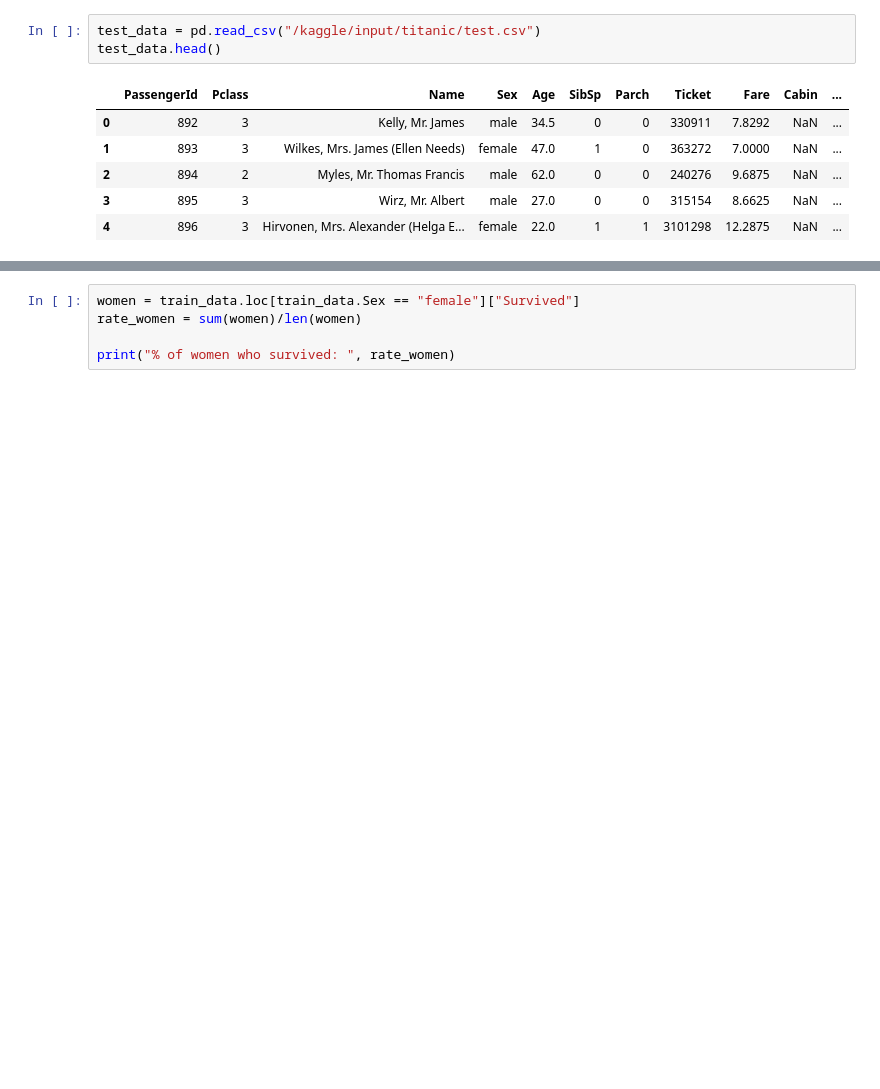
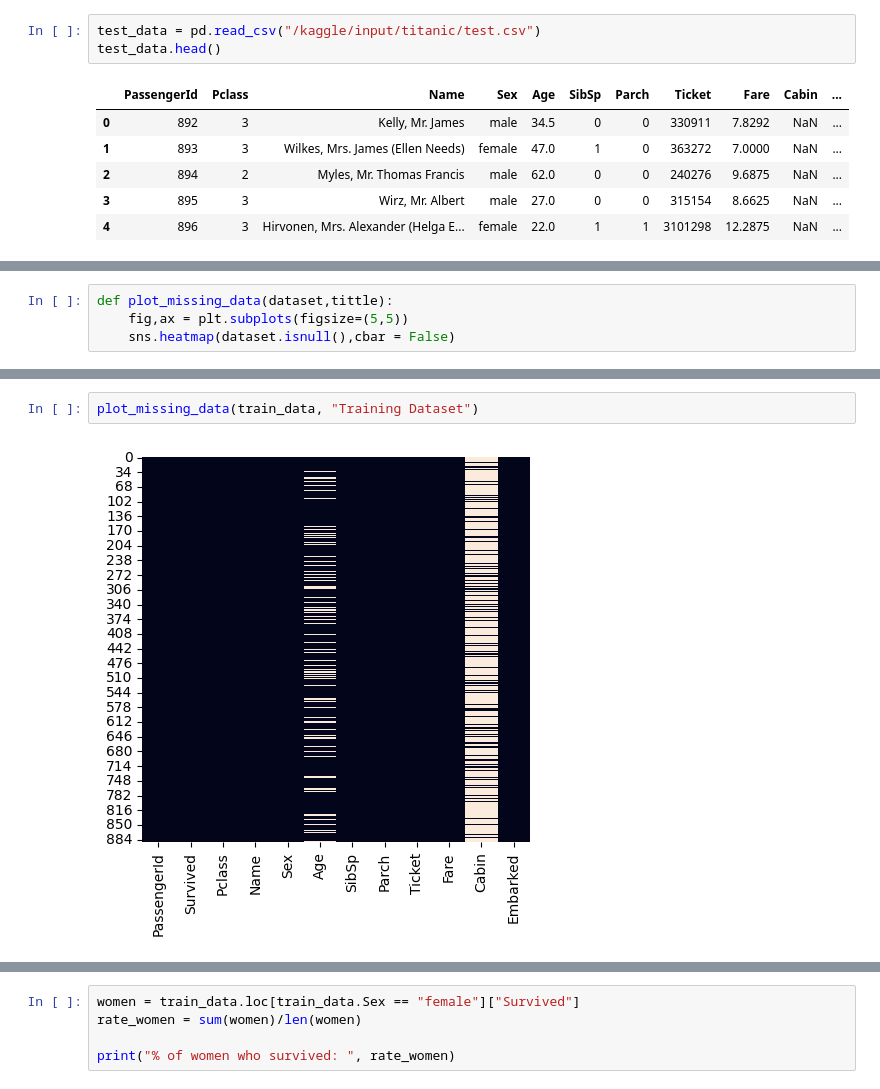
Before and after one commit to PeJiR/KAGGLE-Learn-Courses-, a Jupyter notebook: getting-started-with-titanic.ipynb, the cells around one changed output, grey strips where cells are left out. Cells and saved outputs as stored; diff of their text form; blank space fills up the shorter version.

```diff
--- a/getting-started-with-titanic.ipynb
+++ b/getting-started-with-titanic.ipynb
@@ -42,0 +46,4 @@ test_data.head()
+# %%
+def plot_missing_data(dataset,tittle):
+    fig,ax = plt.subplots(figsize=(5,5))
+    sns.heatmap(dataset.isnull(),cbar = False)
@@ -42,0 +72,4 @@ test_data.head()
+# %%
+plot_missing_data(train_data, "Training Dataset")
+# %% [output]
+[figure, added]
```
Also changed, not shown: parts of 27 cells of this notebook.
